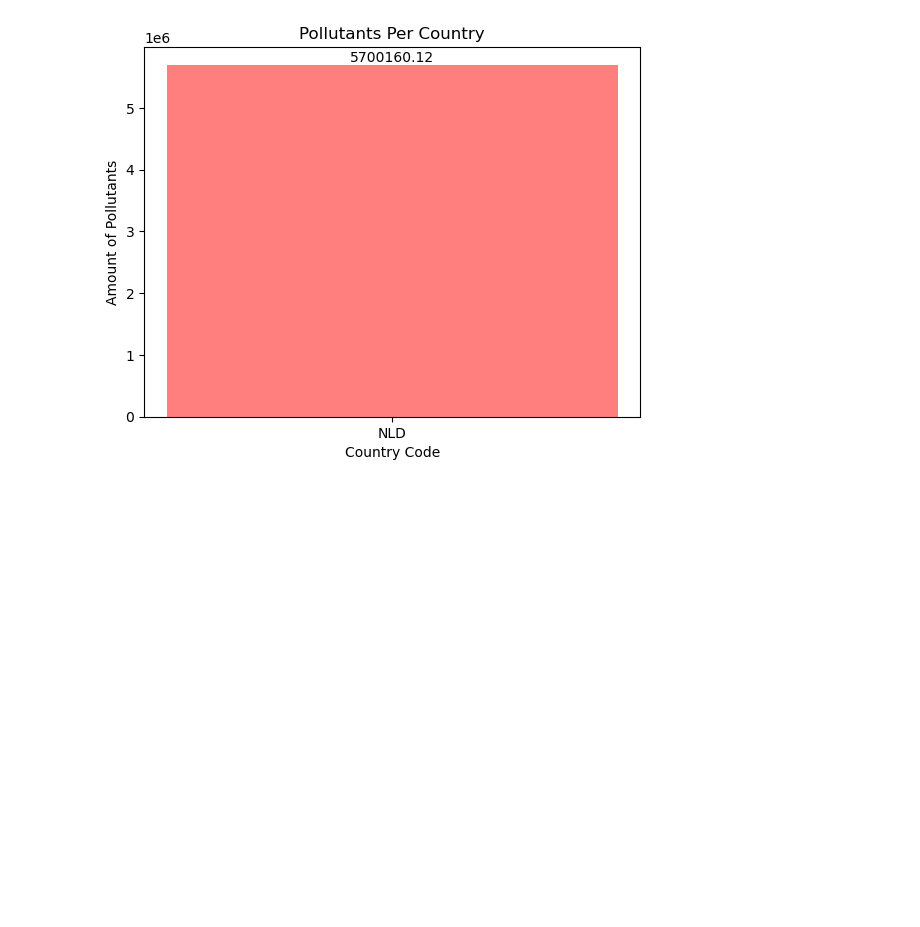
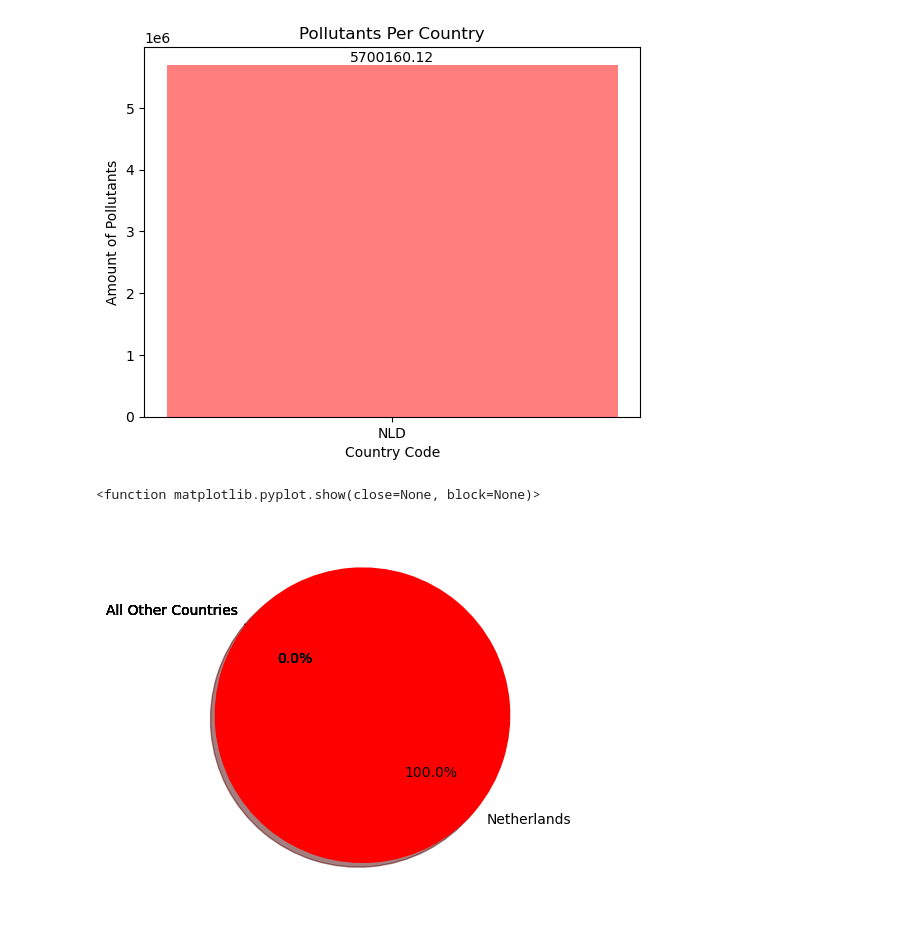
Before and after one commit to Blake-Singewald/CO2-Emissions, a Jupyter notebook: CO2-Emissions-Project/co2.ipynb, the cells around one changed output. Drawn from its saved outputs; the diff is of its cells as text; code cells hidden in the pictures; blank space fills up the shorter version.

Commit message:
Added pie charts for pollution at the end.

```diff
--- a/CO2-Emissions-Project/co2.ipynb
+++ b/CO2-Emissions-Project/co2.ipynb
@@ -474,3 +474,11 @@ plt.bar(nld_xaxis, nld_yaxis, color='r', alpha=0.5, align='center')
 plt.show()
 # %% [output]
 [figure]
+# %%
+labels_pol = ["All Other Countries", "All Other Countries", "All Other Countries", "All Other Countries", "Netherlands", "All Other Countries"]
+colors_pol = ["lightskyblue", "lightcoral", "blue", "lightgreen", "red", "purple"]
+plt.pie(average_pollutants, labels=labels_pol, colors=colors_pol, autopct="%1.1f%%", shadow=True, startangle=140)
+plt.show
+# %% [output]
+<function matplotlib.pyplot.show(close=None, block=None)>
+[figure, added]
```
Also changed, not shown: parts of 1 cell of this notebook.
